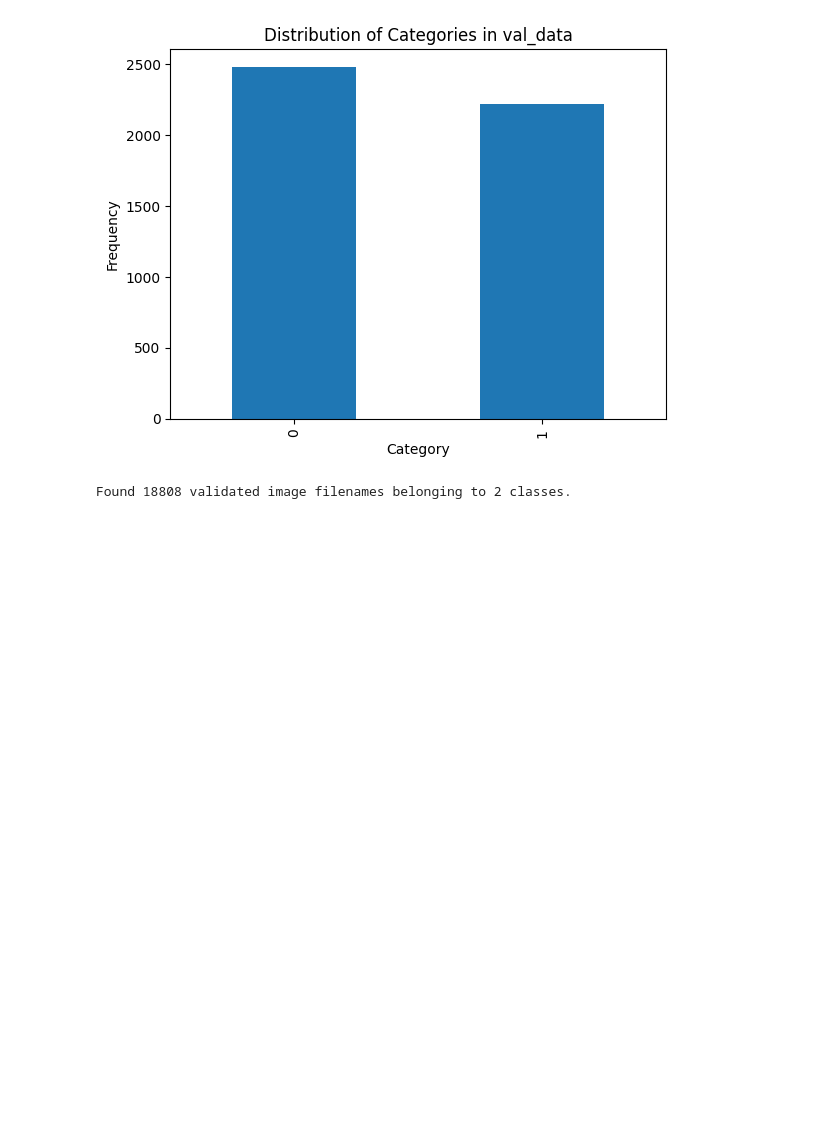
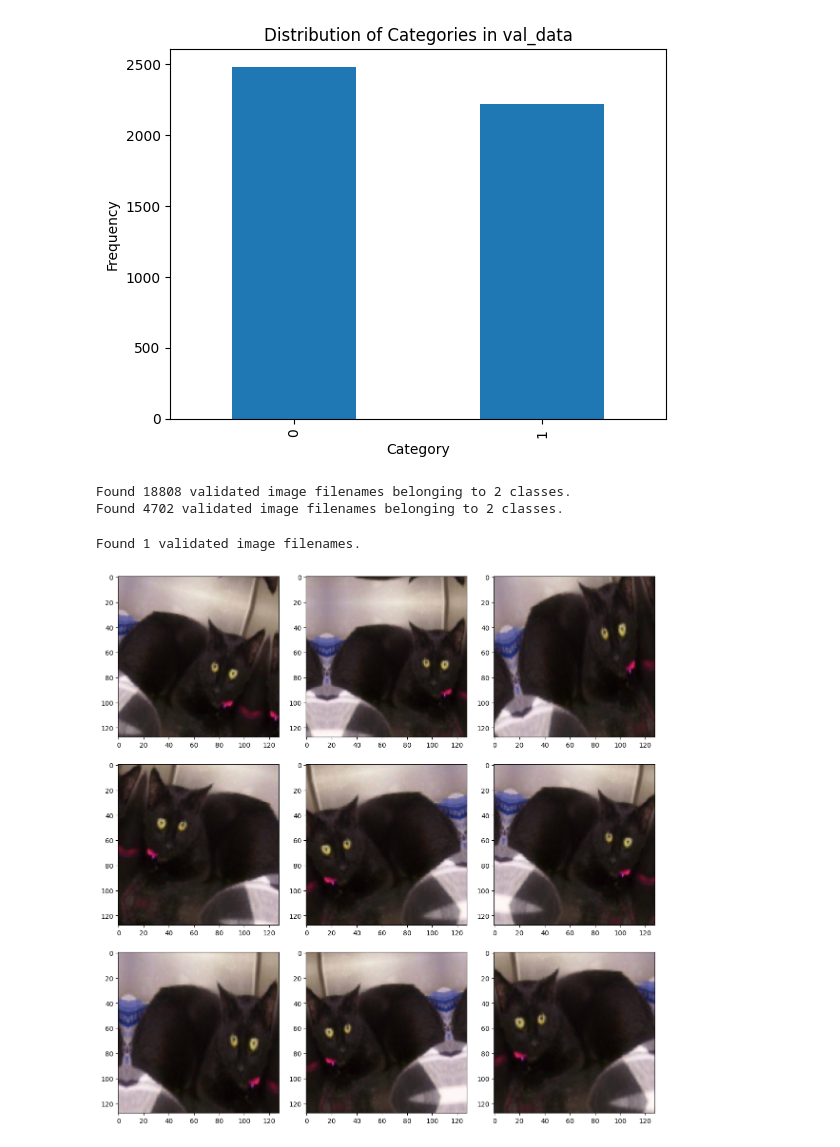
Before and after one commit to amany-adel/Image-Classification-Cat-and-Dog-, a Jupyter notebook: CNN_cat_and_dog.ipynb, the cells around one changed output. Cells and saved outputs as stored; diff of their text form; code cells hidden in the pictures; blank space fills up the shorter version.

```diff
--- a/CNN_cat_and_dog.ipynb
+++ b/CNN_cat_and_dog.ipynb
@@ -126,7 +127,7 @@ img_hieght = 128
 img_width = 128
 img_channels = 3
 # %%
-# do some data augmentation
+# do data augmentation on traindata and validation data
 train_datagen = ImageDataGenerator(
     rescale = 1./255,
     rotation_range = 15,
@@ -146,26 +147,39 @@ train_generator = train_datagen.flow_from_dataframe(
     batch_size = batch_size,
     class_mode = 'binary'
 )
+val_generator = train_datagen.flow_from_dataframe(
+    val_data,
+    drive_directory,
+    x_col = 'filename',
+    y_col = 'category',
+    target_size = (img_hieght,img_width),
+    batch_size = batch_size,
+    class_mode = 'binary'
+)
 # %% [output]
 Found 18808 validated image filenames belonging to 2 classes.
+Found 4702 validated image filenames belonging to 2 classes.
 # %%
 #show a sample of augmented data
-example_df = train_df.sample(n=1)
+example_df = train_data.sample(n=1)
 example_generator = train_datagen.flow_from_dataframe(
     example_df,
     drive_directory,
     x_col='filename',
     y_col='category',
     target_size=(img_hieght,img_width),
     class_mode='raw'
 )
 
 plt.figure(figsize=(12, 12))
 for i in range(0, 9):
-    plt.subplot(4, 3, i+1)
+    plt.subplot(3, 3, i+1)
     for X_batch, Y_batch in example_generator:
         image = X_batch[0]
         plt.imshow(image)
         break
 plt.tight_layout()
 plt.show()
+# %% [output]
+Found 1 validated image filenames.
+[figure, added]
```
Also changed, not shown: parts of 8 cells of this notebook.
